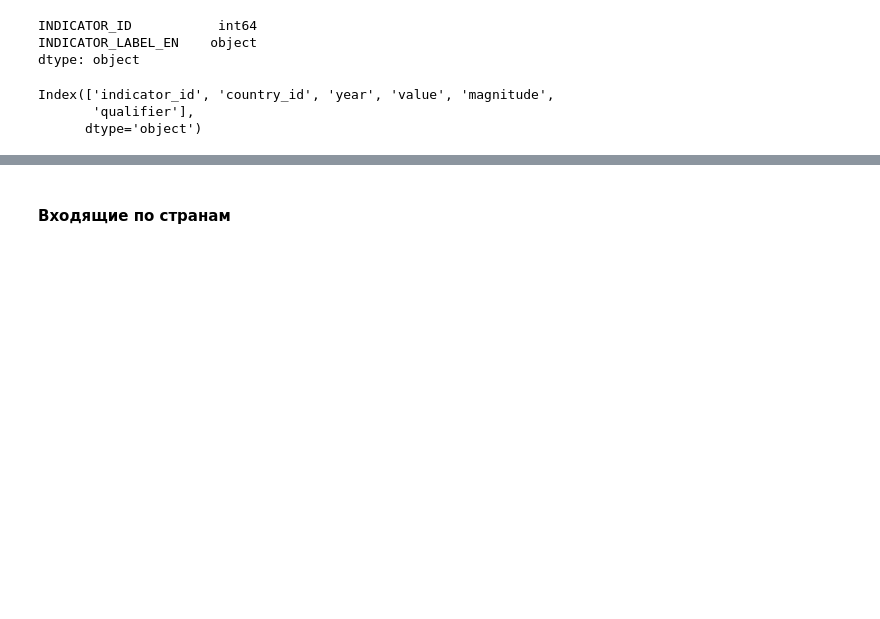
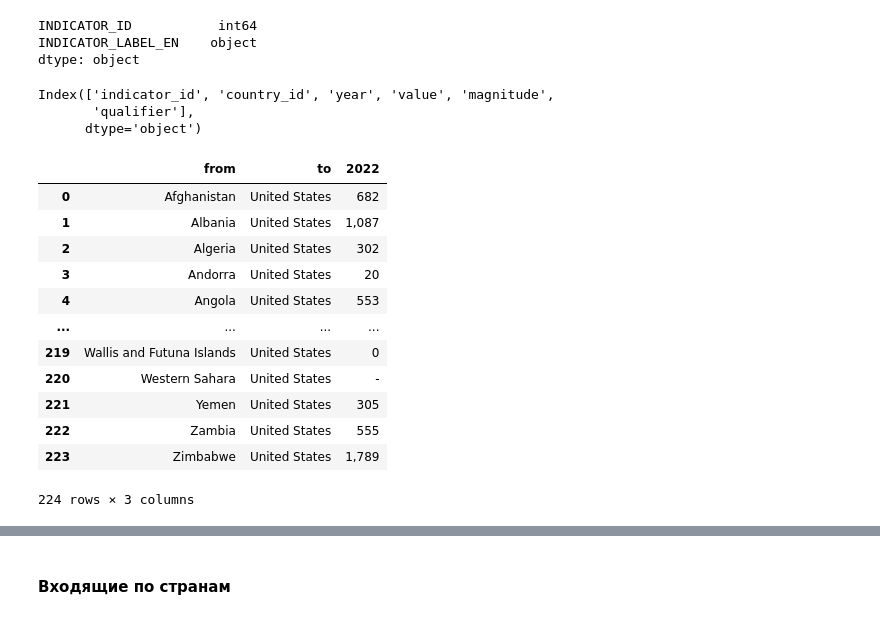
Before and after one commit to YuliyaTorgasheva/students_mobility, a Jupyter notebook: international_students_mob_CA.ipynb, the cells around one changed output, grey strips where cells are left out. Drawn from its saved outputs; the diff is of its cells as text; code cells hidden in the pictures; blank space fills up the shorter version.

```diff
--- a/international_students_mob_CA.ipynb
+++ b/international_students_mob_CA.ipynb
@@ -46,3 +46,24 @@ national.columns
 Index(['indicator_id', 'country_id', 'year', 'value', 'magnitude',
        'qualifier'],
       dtype='object')
+# %%
+#данные въезда в США за 2022 г
+usa_add = pd.read_csv(r"C:\Users\yuliy\Education_Projects\students_mobility\usa_inbound.csv")
+usa_add['to'] = 'United States'
+usa_add = usa_add.rename(columns={'unesco':'from'})
+usa_add = usa_add[['from','to','2022']]
+usa_add
+# %% [output]
+|  | from | to | 2022 |
+| 0 | Afghanistan | United States | 682 |
+| 1 | Albania | United States | 1,087 |
+| 2 | Algeria | United States | 302 |
+| 3 | Andorra | United States | 20 |
+| 4 | Angola | United States | 553 |
+| ... | ... | ... | ... |
+| 219 | Wallis and Futuna Islands | United States | 0 |
+| 220 | Western Sahara | United States | - |
+| 221 | Yemen | United States | 305 |
+| 222 | Zambia | United States | 555 |
+| 223 | Zimbabwe | United States | 1,789 |
+224 rows × 3 columns
```
Also changed, not shown: parts of 13 cells of this notebook.
